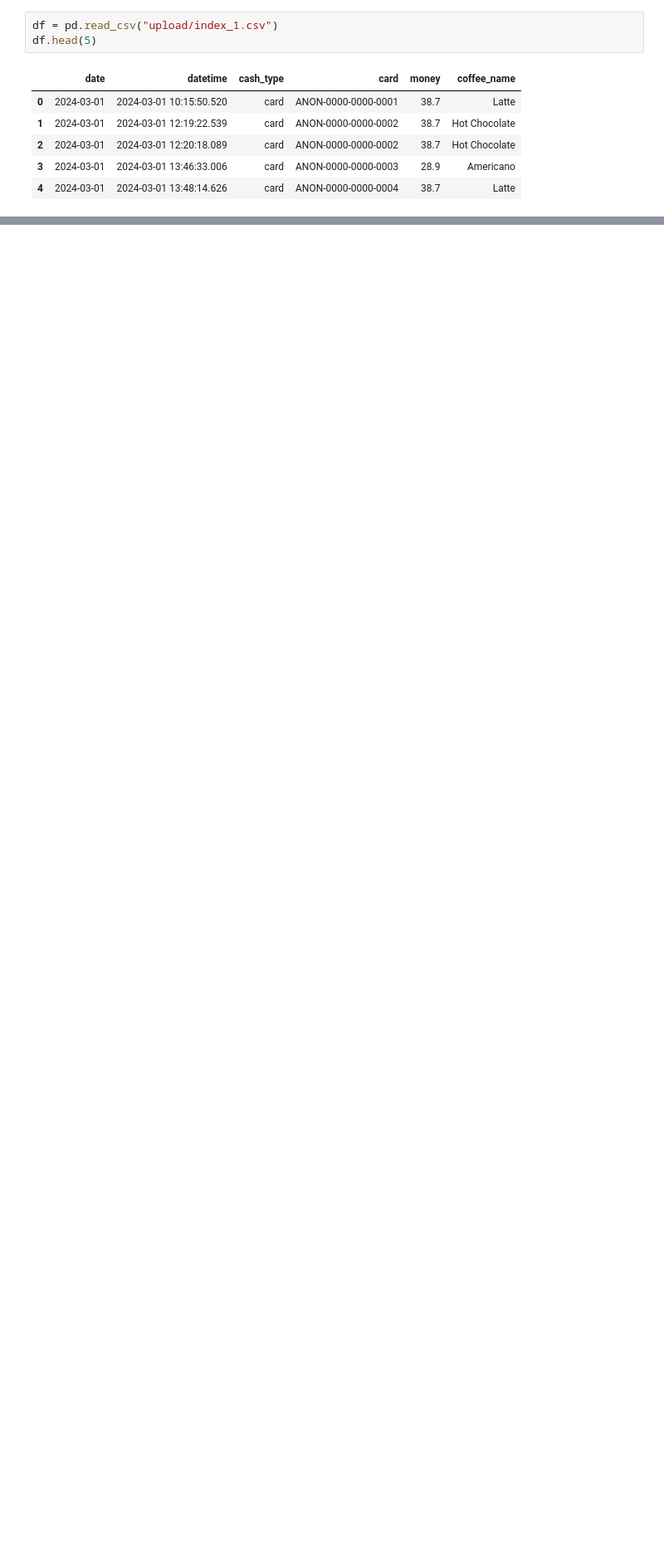
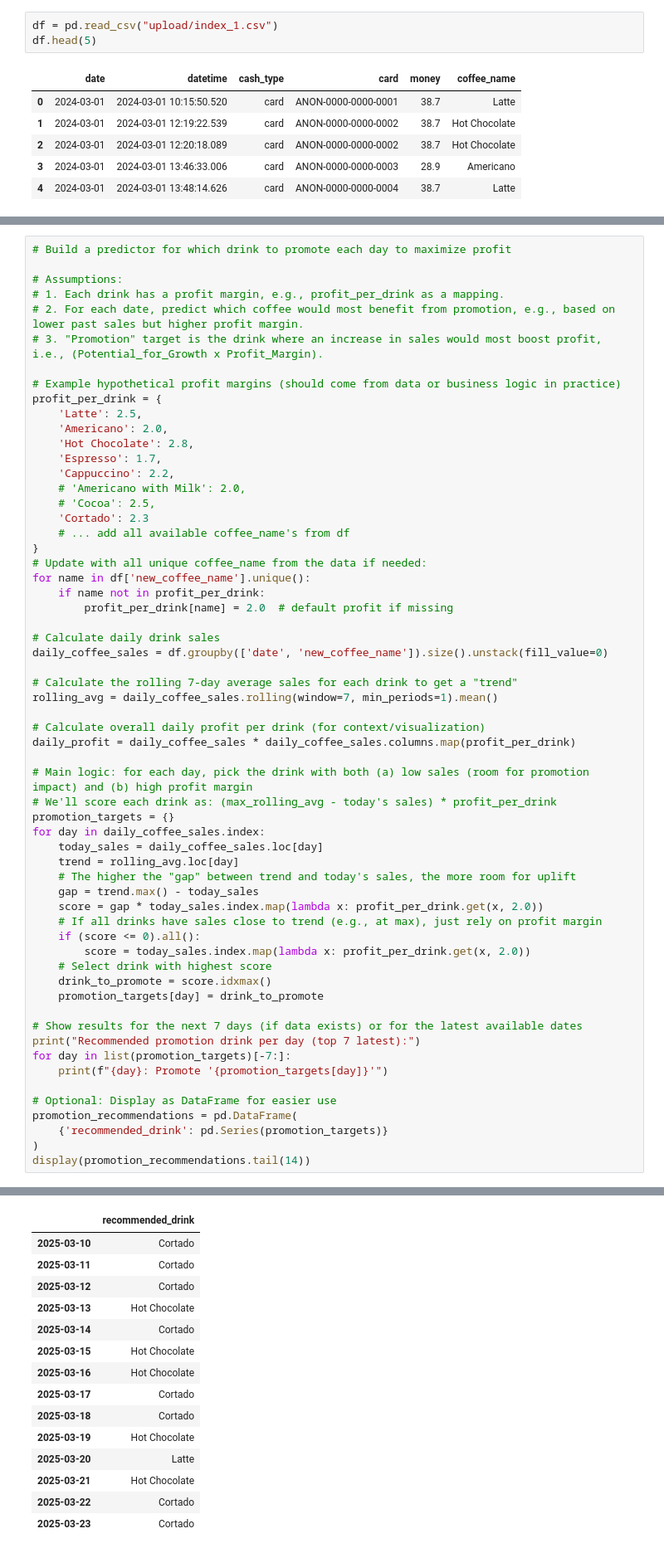
Before and after one commit to ZhuZiLiBryan/ECE143_Group_15_Project, a Jupyter notebook: mg.ipynb, the cells around one changed output, grey strips where cells are left out. Shown at 83% size. Cells and saved outputs as stored; diff of their text form; blank space fills up the shorter version.

```diff
--- a/mg.ipynb
+++ b/mg.ipynb
@@ -135,0 +150,61 @@ Predicted sales: 119.50000874999563
+# %%
+# Build a predictor for which drink to promote each day to maximize profit
+
+# Assumptions:
+# 1. Each drink has a profit margin, e.g., profit_per_drink as a mapping.
+# 2. For each date, predict which coffee would most benefit from promotion, e.g., based on lower past sales but higher profit margin.
+# 3. "Promotion" target is the drink where an increase in sales would most boost profit, i.e., (Potential_for_Growth x Profit_Margin).
+
+# Example hypothetical profit margins (should come from data or business logic in practice)
+profit_per_drink = {
+    'Latte': 2.5,
+    'Americano': 2.0,
+    'Hot Chocolate': 2.8,
+    'Espresso': 1.7,
+    'Cappuccino': 2.2,
+    # 'Americano with Milk': 2.0,
+    # 'Cocoa': 2.5,
+    'Cortado': 2.3
+    # ... add all available coffee_name's from df
+}
+# Update with all unique coffee_name from the data if needed:
+for name in df['new_coffee_name'].unique():
+    if name not in profit_per_drink:
+        profit_per_drink[name] = 2.0  # default profit if missing
+
+# Calculate daily drink sales
+daily_coffee_sales = df.groupby(['date', 'new_coffee_name']).size().unstack(fill_value=0)
+
+# Calculate the rolling 7-day average sales for each drink to get a "trend"
+rolling_avg = daily_coffee_sales.rolling(window=7, min_periods=1).mean()
+
+# Calculate overall daily profit per drink (for context/visualization)
+daily_profit = daily_coffee_sales * daily_coffee_sales.columns.map(profit_per_drink)
+
+# Main logic: for each day, pick the drink with both (a) low sales (room for promotion impact) and (b) high profit margin
+# We'll score each drink as: (max_rolling_avg - today's sales) * profit_per_drink
+promotion_targets = {}
+for day in daily_coffee_sales.index:
+    today_sales = daily_coffee_sales.loc[day]
+    trend = rolling_avg.loc[day]
+    # The higher the "gap" between trend and today's sales, the more room for uplift
+    gap = trend.max() - today_sales
+    score = gap * today_sales.index.map(lambda x: profit_per_drink.get(x, 2.0))
+    # If all drinks have sales close to trend (e.g., at max), just rely on profit margin
+    if (score <= 0).all():
+        score = today_sales.index.map(lambda x: profit_per_drink.get(x, 2.0))
+    # Select drink with highest score
+    drink_to_promote = score.idxmax()
+    promotion_targets[day] = drink_to_promote
+
+# Show results for the next 7 days (if data exists) or for the latest available dates
+print("Recommended promotion drink per day (top 7 latest):")
+for day in list(promotion_targets)[-7:]:
+    print(f"{day}: Promote '{promotion_targets[day]}'")
+
+# Optional: Display as DataFrame for easier use
+promotion_recommendations = pd.DataFrame(
+    {'recommended_drink': pd.Series(promotion_targets)}
+)
+display(promotion_recommendations.tail(14))
+# %% [output]
@@ -135,0 +219,15 @@ Predicted sales: 119.50000874999563
+|  | recommended_drink |
+| 2025-03-10 | Cortado |
+| 2025-03-11 | Cortado |
+| 2025-03-12 | Cortado |
+| 2025-03-13 | Hot Chocolate |
+| 2025-03-14 | Cortado |
+| 2025-03-15 | Hot Chocolate |
+| 2025-03-16 | Hot Chocolate |
+| 2025-03-17 | Cortado |
+| 2025-03-18 | Cortado |
+| 2025-03-19 | Hot Chocolate |
+| 2025-03-20 | Latte |
+| 2025-03-21 | Hot Chocolate |
+| 2025-03-22 | Cortado |
+| 2025-03-23 | Cortado |
```
Also changed, not shown: parts of 6 cells of this notebook.
